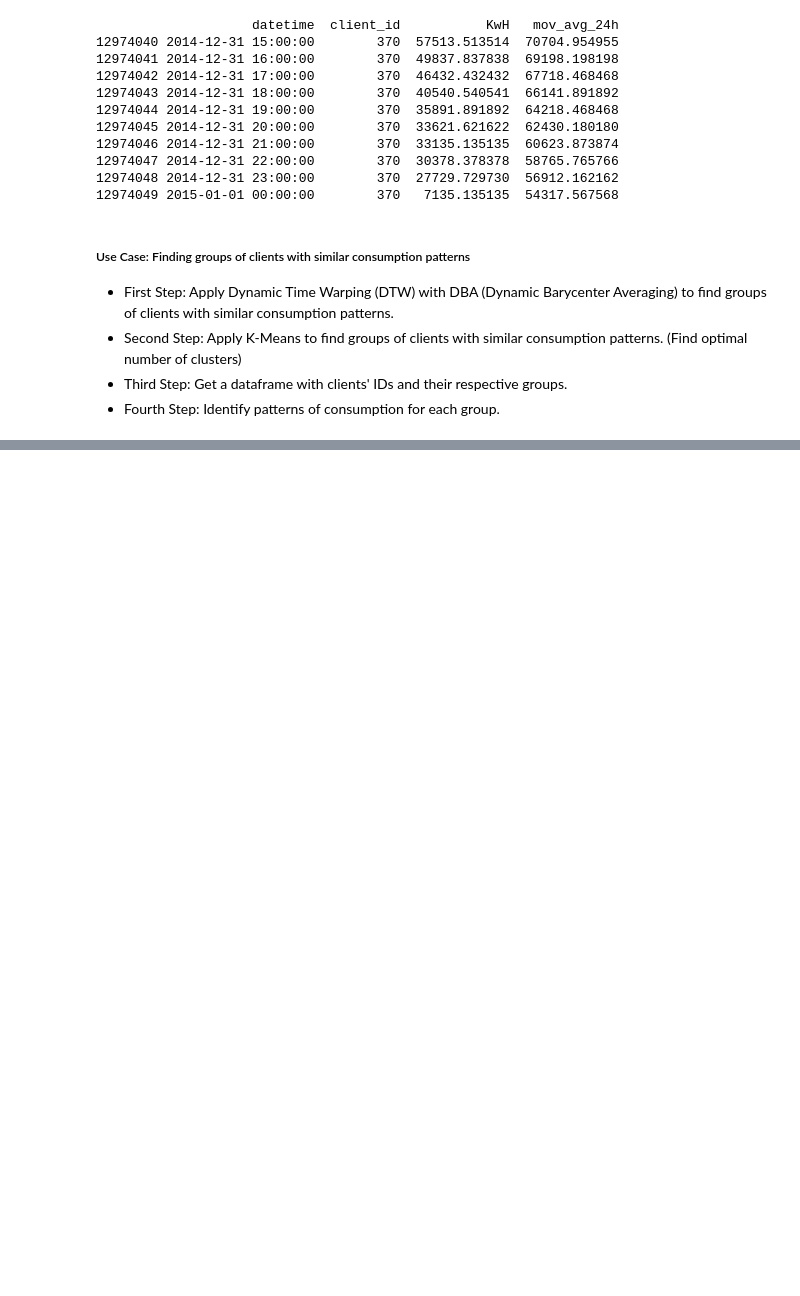
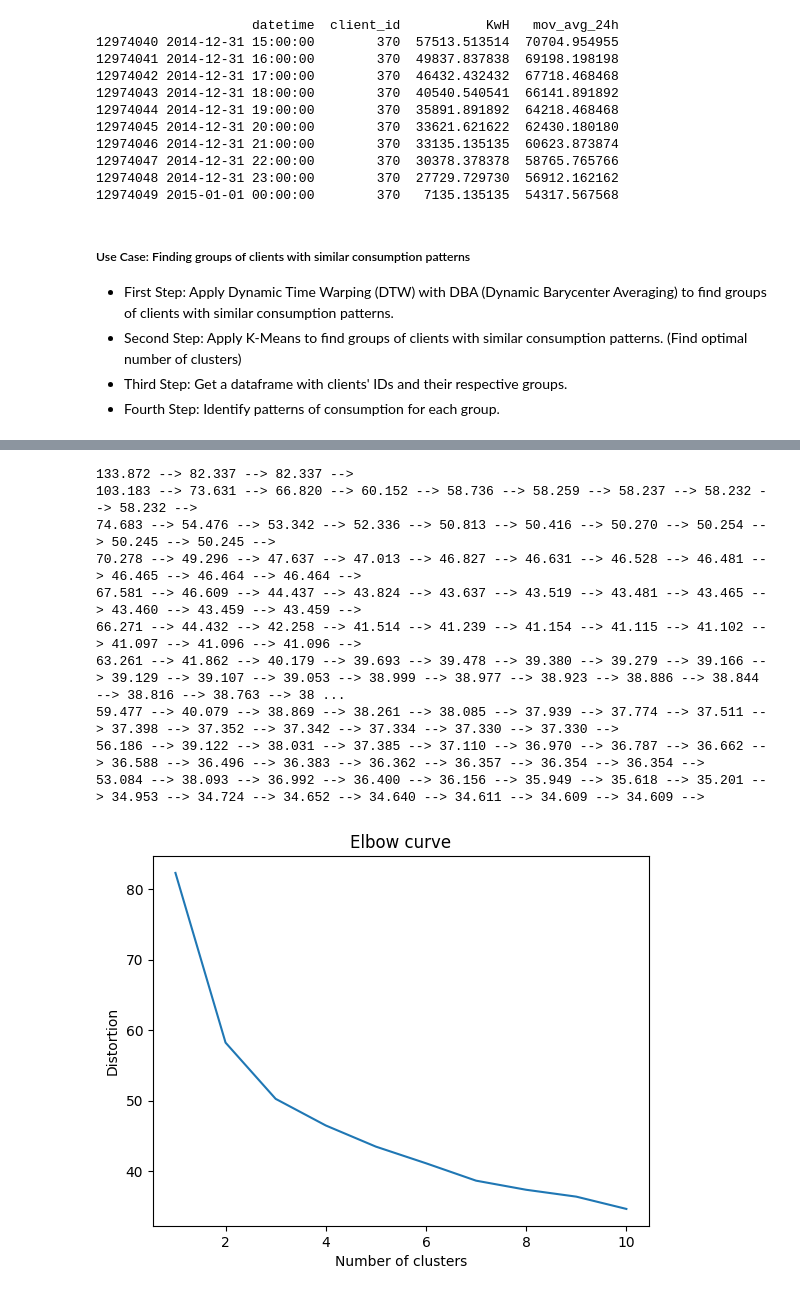
Before and after one commit to lmorato/time-series-project, a Jupyter notebook: tmp.ipynb, the cells around one changed output, grey strips where cells are left out. Cells and saved outputs as stored; diff of their text form; code cells hidden in the pictures; blank space fills up the shorter version.

```diff
--- a/tmp.ipynb
+++ b/tmp.ipynb
@@ -352 +354,32 @@ active_clients_tslearn_format.shape
+# %%
+seed = 0
+# Scale the data:
+scaler = TimeSeriesScalerMeanVariance(mu=0., std=1.)  # Rescale time series
+active_clients_tslearn_format = scaler.fit_transform(active_clients_tslearn_format)
+
+# determine optimal number of clusters:
+distortions = []
+for k in range(1, 11):
+    kmeans = TimeSeriesKMeans(n_clusters=k, verbose=True, random_state=seed)
+    kmeans.fit(active_clients_tslearn_format)
+    distortions.append(kmeans.inertia_)
+
+# plot elbow curve:
+plt.plot(range(1, 11), distortions)
+plt.xlabel('Number of clusters')
+plt.ylabel('Distortion')
+plt.title('Elbow curve')
+plt.show()
+# %% [output]
+133.872 --> 82.337 --> 82.337 -->
+103.183 --> 73.631 --> 66.820 --> 60.152 --> 58.736 --> 58.259 --> 58.237 --> 58.232 --> 58.232 -->
+74.683 --> 54.476 --> 53.342 --> 52.336 --> 50.813 --> 50.416 --> 50.270 --> 50.254 --> 50.245 --> 50.245 -->
+70.278 --> 49.296 --> 47.637 --> 47.013 --> 46.827 --> 46.631 --> 46.528 --> 46.481 --> 46.465 --> 46.464 --> 46.464 -->
+67.581 --> 46.609 --> 44.437 --> 43.824 --> 43.637 --> 43.519 --> 43.481 --> 43.465 --> 43.460 --> 43.459 --> 43.459 -->
+66.271 --> 44.432 --> 42.258 --> 41.514 --> 41.239 --> 41.154 --> 41.115 --> 41.102 --> 41.097 --> 41.096 --> 41.096 -->
+63.261 --> 41.862 --> 40.179 --> 39.693 --> 39.478 --> 39.380 --> 39.279 --> 39.166 --> 39.129 --> 39.107 --> 39.053 --> 38.999 --> 38.977 --> 38.923 --> 38.886 --> 38.844 --> 38.816 --> 38.763 --> 38 ...
+59.477 --> 40.079 --> 38.869 --> 38.261 --> 38.085 --> 37.939 --> 37.774 --> 37.511 --> 37.398 --> 37.352 --> 37.342 --> 37.334 --> 37.330 --> 37.330 -->
+56.186 --> 39.122 --> 38.031 --> 37.385 --> 37.110 --> 36.970 --> 36.787 --> 36.662 --> 36.588 --> 36.496 --> 36.383 --> 36.362 --> 36.357 --> 36.354 --> 36.354 -->
+53.084 --> 38.093 --> 36.992 --> 36.400 --> 36.156 --> 35.949 --> 35.618 --> 35.201 --> 34.953 --> 34.724 --> 34.652 --> 34.640 --> 34.611 --> 34.609 --> 34.609 -->
+[figure, added]
 # %%
```
Also changed, not shown: parts of 5 cells of this notebook.
